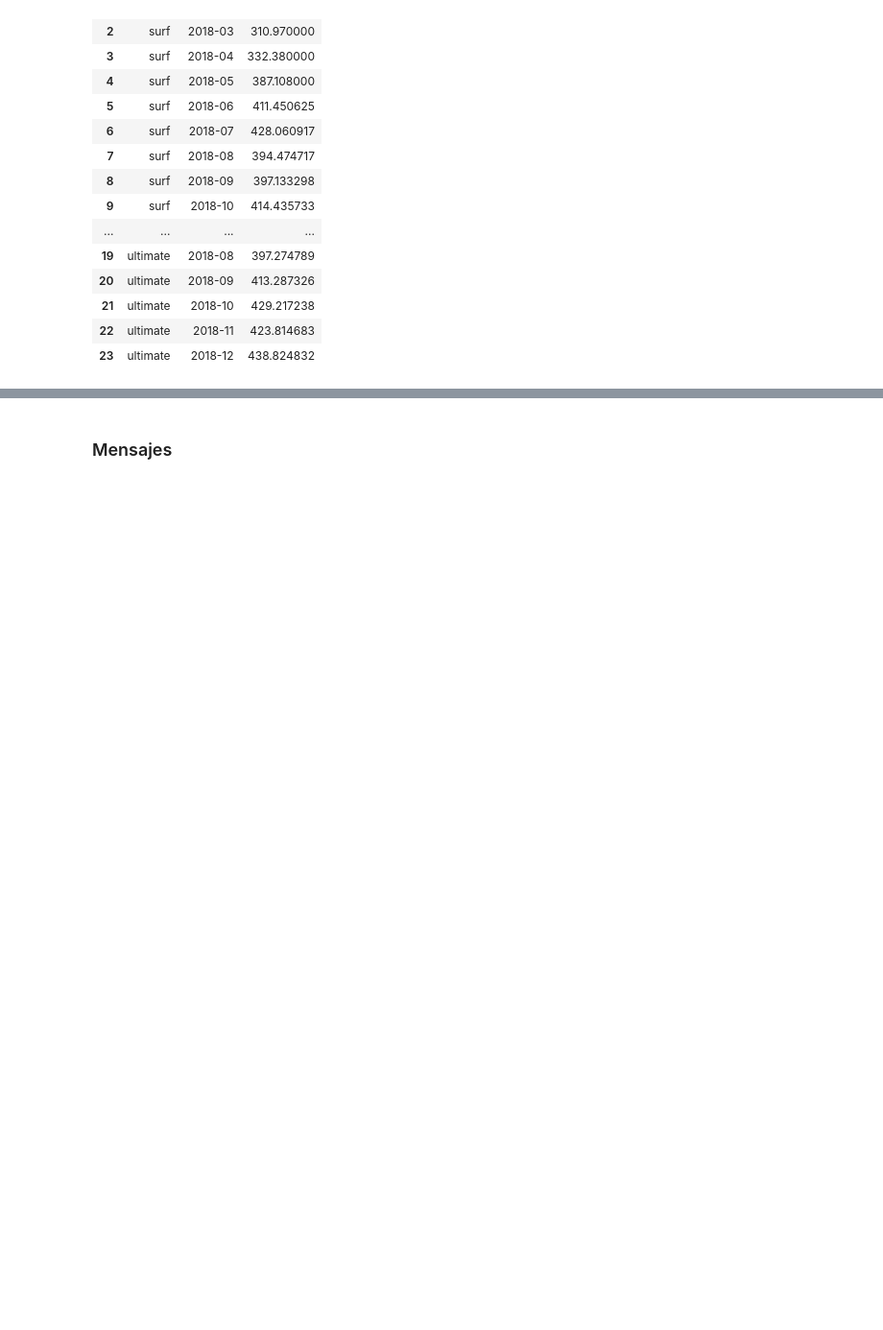
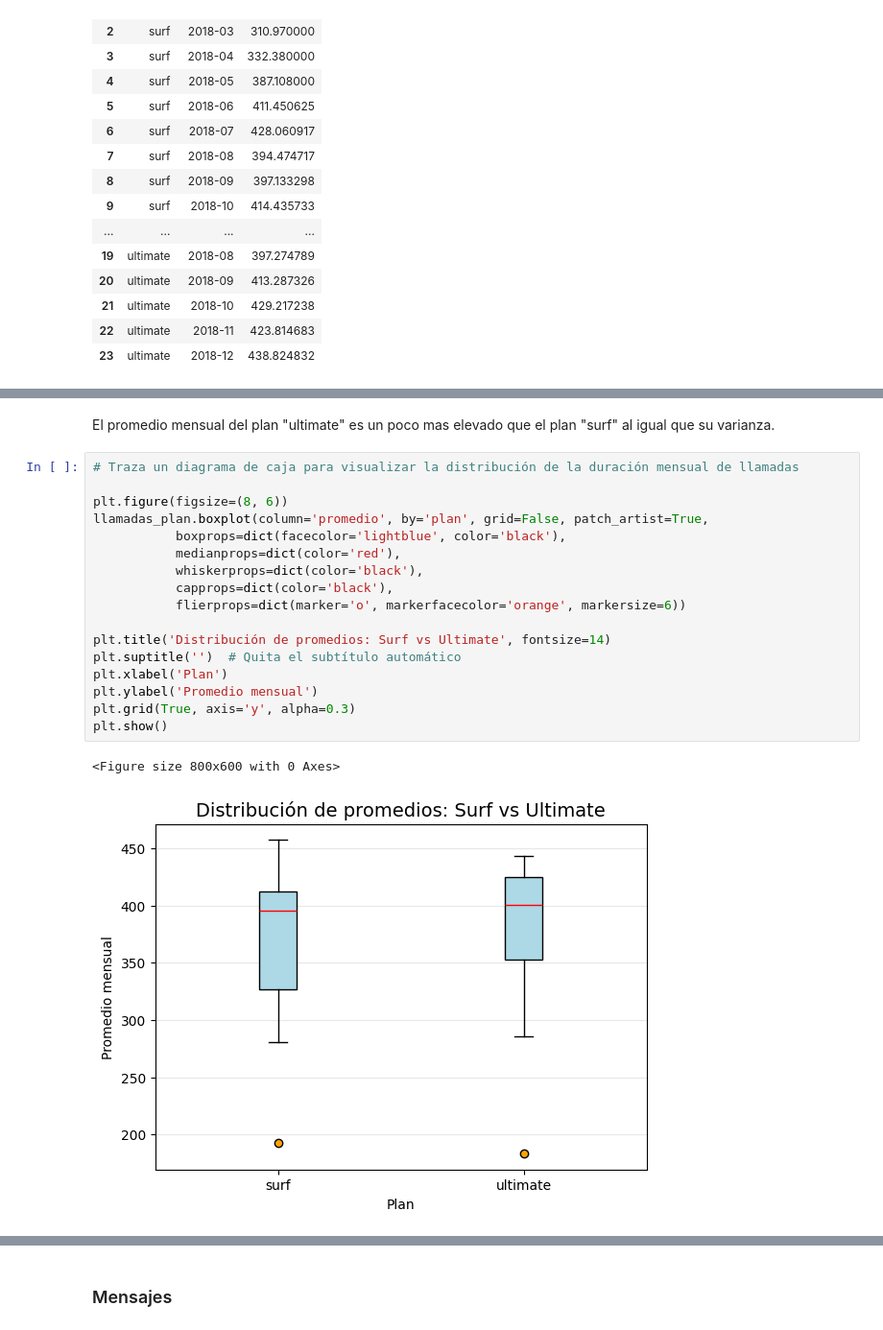
Before and after one commit to ma280113/sprint_5_proyect, a Jupyter notebook: notebook.ipynb, the cells around one changed output, grey strips where cells are left out. Shown at 96% size. Cells and saved outputs as stored; diff of their text form; blank space fills up the shorter version.

```diff
--- a/notebook.ipynb
+++ b/notebook.ipynb
@@ -591,0 +607,22 @@ plt.show()
+# %% [markdown]
+El promedio mensual del plan "ultimate" es un poco mas elevado que el plan "surf" al igual que su varianza.
+# %%
+# Traza un diagrama de caja para visualizar la distribución de la duración mensual de llamadas
+
+plt.figure(figsize=(8, 6))
+llamadas_plan.boxplot(column='promedio', by='plan', grid=False, patch_artist=True,
+           boxprops=dict(facecolor='lightblue', color='black'),
+           medianprops=dict(color='red'),
+           whiskerprops=dict(color='black'),
+           capprops=dict(color='black'),
+           flierprops=dict(marker='o', markerfacecolor='orange', markersize=6))
+
+plt.title('Distribución de promedios: Surf vs Ultimate', fontsize=14)
+plt.suptitle('')  # Quita el subtítulo automático
+plt.xlabel('Plan')
+plt.ylabel('Promedio mensual')
+plt.grid(True, axis='y', alpha=0.3)
+plt.show()
+# %% [output]
+<Figure size 800x600 with 0 Axes>
+[figure, added]
```
Also changed, not shown: parts of 9 cells of this notebook.
